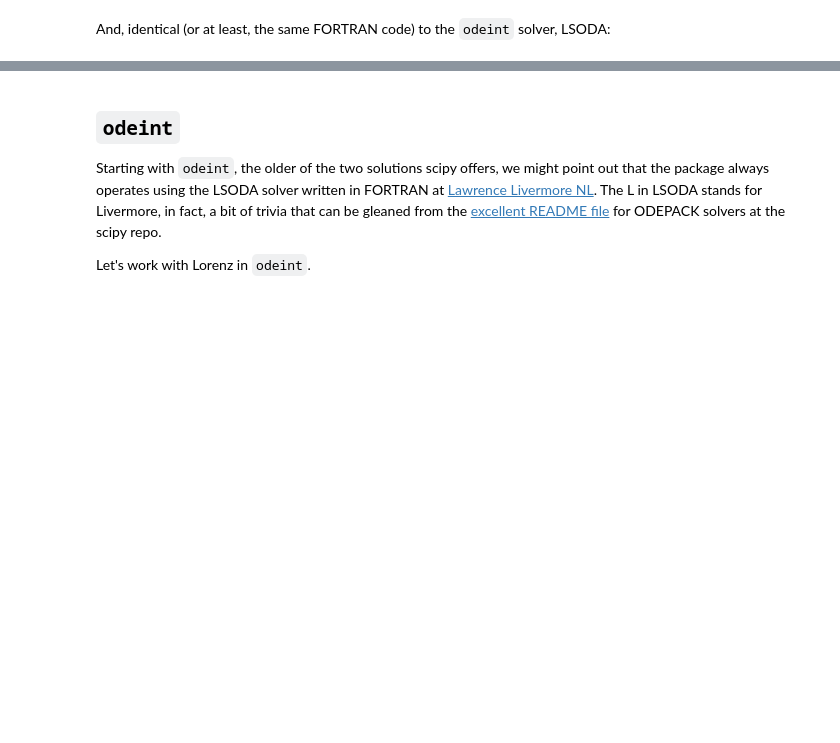
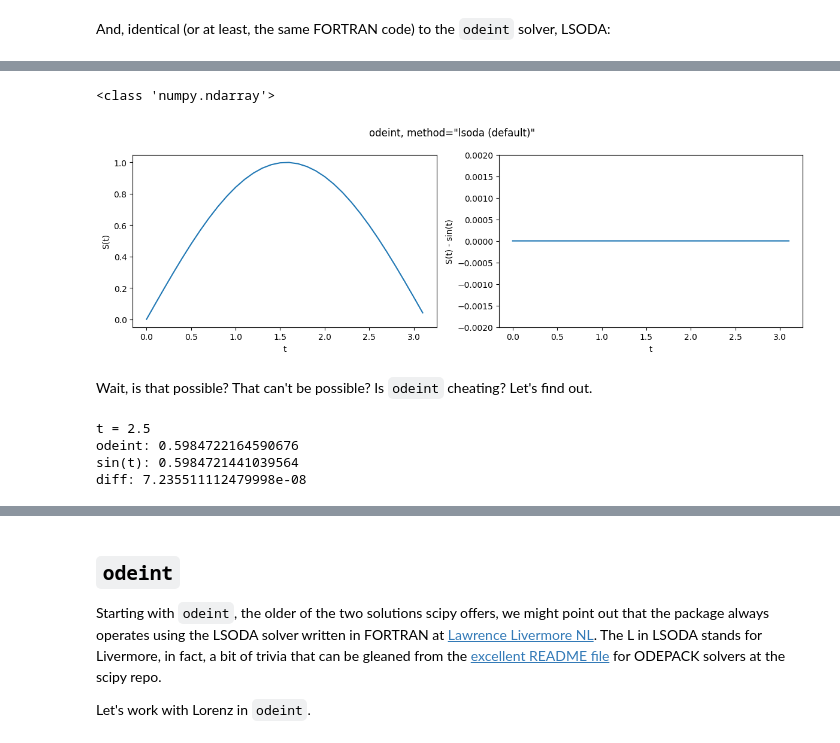
Before and after one commit to peterdresslar/scipy-differential, a Jupyter notebook: ScipyDifferential.ipynb, the cells around one changed output, grey strips where cells are left out. Saved outputs shown, nothing was run; the diff lists cells and outputs as text; code cells hidden in the pictures; blank space fills up the shorter version.

Commit message:
wow, odeint

```diff
--- a/ScipyDifferential.ipynb
+++ b/ScipyDifferential.ipynb
@@ -172,0 +184,51 @@ Speaking of `odeint`, we're ready to check it out.
+# %%
+import matplotlib.pyplot as plt
+import numpy as np
+from scipy.integrate import odeint
+
+%matplotlib inline
+
+def cos_func_odeint(S, t):  # switched order of parameters
+    """
+    A function for odeint, using a parameter signature as needed.
+    """
+    # this system is state-independent and S is unused. it is still required for solve_ivp.
+    return [np.cos(t)]  # some solvers require a list of functions
+
+t_eval = np.arange(0, np.pi, 0.1)
+solution_odeint = odeint(cos_func_odeint, [0], t_eval)
+
+# relevant here, within solution we have:
+# array, shape (len(t), len(S0)
+
+print(type(solution_odeint))
+
+plt.figure(figsize = (12, 4))
+plt.suptitle('odeint, method="lsoda (default)"')
+plt.subplot(121)
+plt.plot(t_eval, solution_odeint[:,0])
+plt.xlabel('t')
+plt.ylabel('S(t)')
+plt.subplot(122)
+plt.plot(t_eval, solution_odeint[:,0] - np.sin(t_eval))
+plt.xlabel('t')
+plt.ylabel('S(t) - sin(t)')
+plt.ylim(-0.002, 0.002)
+plt.tight_layout()
+plt.show()
+# %% [output]
+<class 'numpy.ndarray'>
+[figure, added]
+# %% [markdown]
+Wait, is that possible? That can't be possible? Is `odeint` cheating? Let's find out.
+# %%
+idx = 25
+print(f"t = {t_eval[idx]}")
+print(f"odeint: {solution_odeint[idx, 0]}")
+print(f"sin(t): {np.sin(t_eval[idx])}")
+print(f"diff: {solution_odeint[idx, 0] - np.sin(t_eval[idx])}")
+# %% [output]
+t = 2.5
+odeint: 0.5984722164590676
+sin(t): 0.5984721441039564
+diff: 7.235511112479998e-08
```
Also changed, not shown: parts of 12 cells of this notebook.
